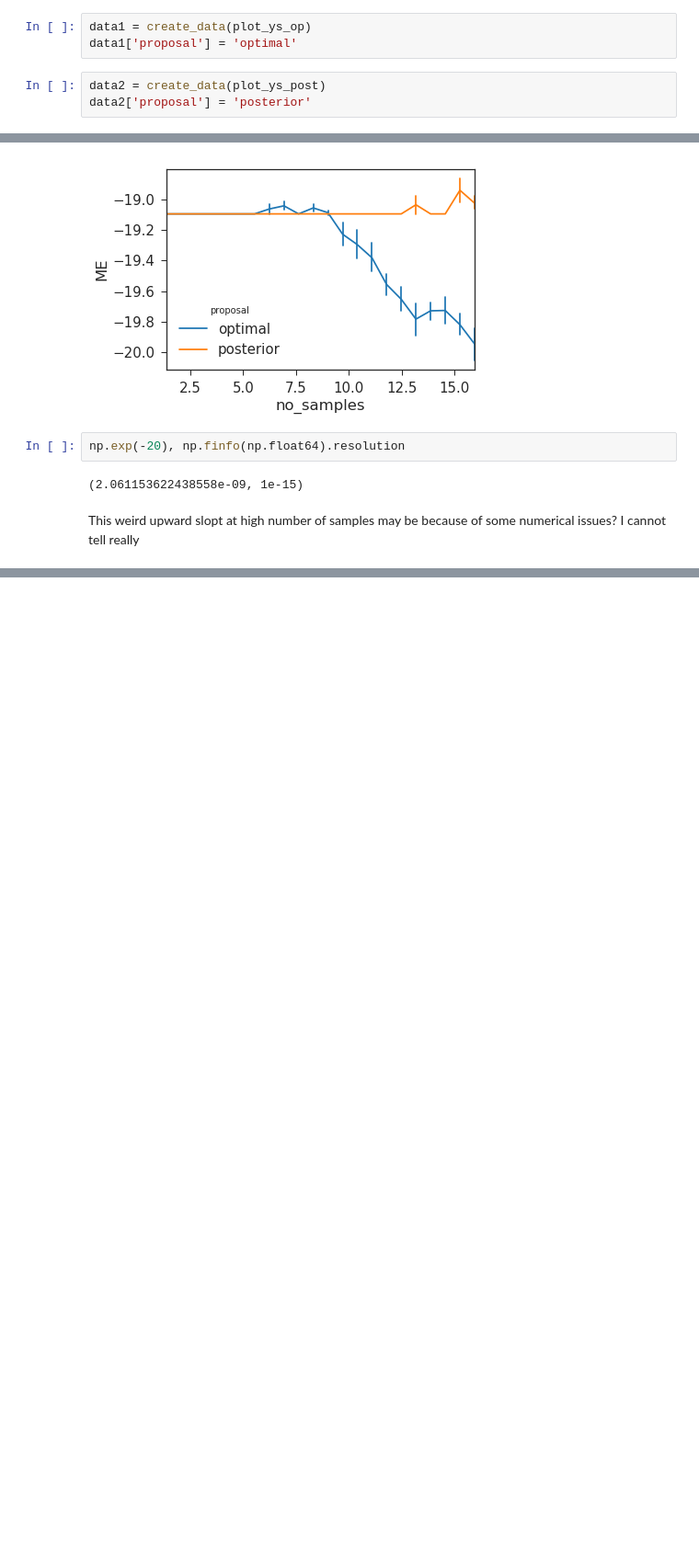
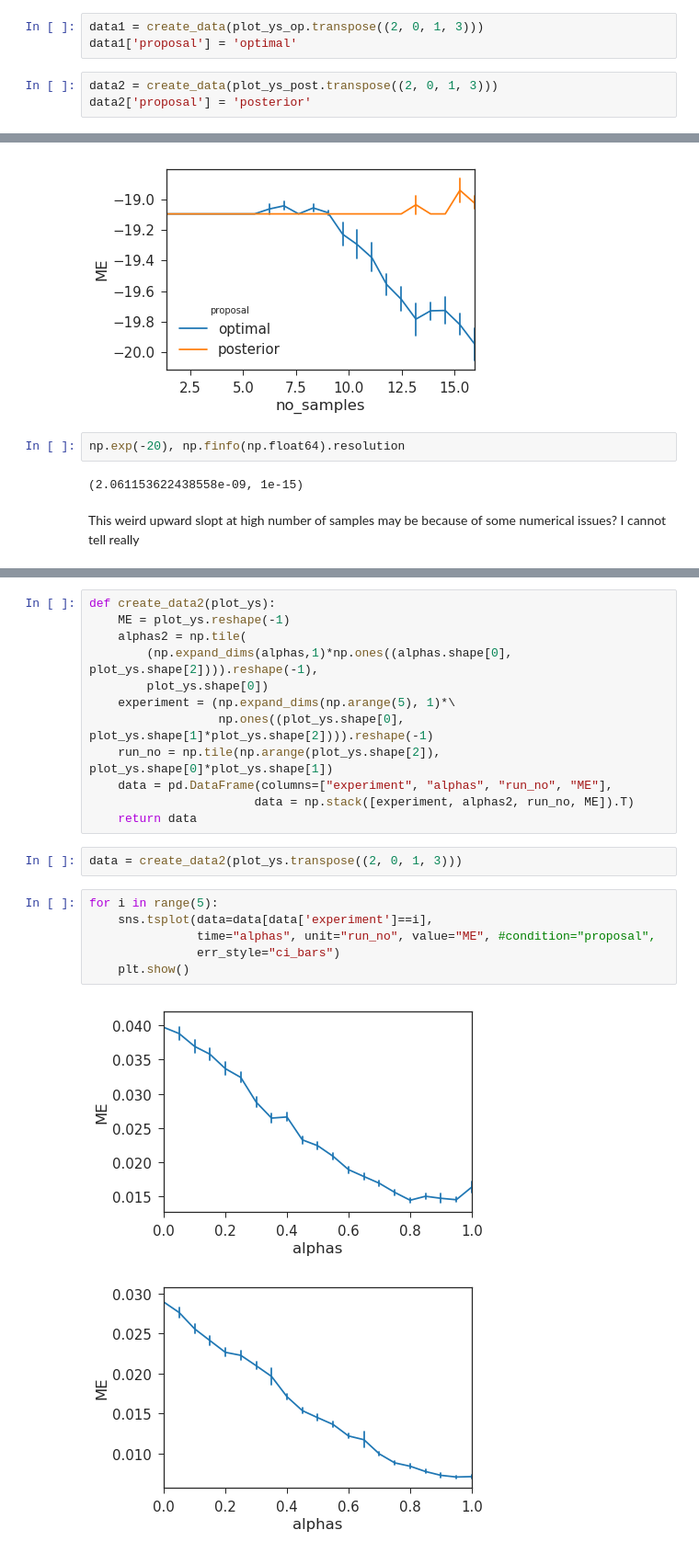
Before and after one commit to talesa/compiled-inference, a Jupyter notebook: notebooks/experiments-optimal-proposal-amortization.ipynb, the cells around one changed output, grey strips where cells are left out. Shown at 92% size. Saved outputs shown, nothing was run; the diff lists cells and outputs as text; blank space fills up the shorter version.

```diff
--- a/notebooks/experiments-optimal-proposal-amortization.ipynb
+++ b/notebooks/experiments-optimal-proposal-amortization.ipynb
@@ -364,10 +362,10 @@ def create_data(plot_ys):
                        data = np.stack([experiment, no_samples, run_no, ME]).T)
     return data
 # %%
-data1 = create_data(plot_ys_op)
+data1 = create_data(plot_ys_op.transpose((2, 0, 1, 3)))
 data1['proposal'] = 'optimal'
 # %%
-data2 = create_data(plot_ys_post)
+data2 = create_data(plot_ys_post.transpose((2, 0, 1, 3)))
 data2['proposal'] = 'posterior'
 # %%
 data = pd.concat([data1, data2])
@@ -391,0 +457,23 @@ This weird upward slopt at high number of samples may be because of some numeric
+# %%
+def create_data2(plot_ys):
+    ME = plot_ys.reshape(-1)
+    alphas2 = np.tile(
+        (np.expand_dims(alphas,1)*np.ones((alphas.shape[0], plot_ys.shape[2]))).reshape(-1),
+        plot_ys.shape[0])
+    experiment = (np.expand_dims(np.arange(5), 1)*\
+                  np.ones((plot_ys.shape[0], plot_ys.shape[1]*plot_ys.shape[2]))).reshape(-1)
+    run_no = np.tile(np.arange(plot_ys.shape[2]), plot_ys.shape[0]*plot_ys.shape[1])
+    data = pd.DataFrame(columns=["experiment", "alphas", "run_no", "ME"],
+                       data = np.stack([experiment, alphas2, run_no, ME]).T)
+    return data
+# %%
+data = create_data2(plot_ys.transpose((2, 0, 1, 3)))
+# %%
+for i in range(5):
+    sns.tsplot(data=data[data['experiment']==i],
+               time="alphas", unit="run_no", value="ME", #condition="proposal",
+               err_style="ci_bars")
+    plt.show()
+# %% [output]
+[figure, added]
+[figure, added]
```
Also changed, not shown: parts of 15 cells of this notebook.
